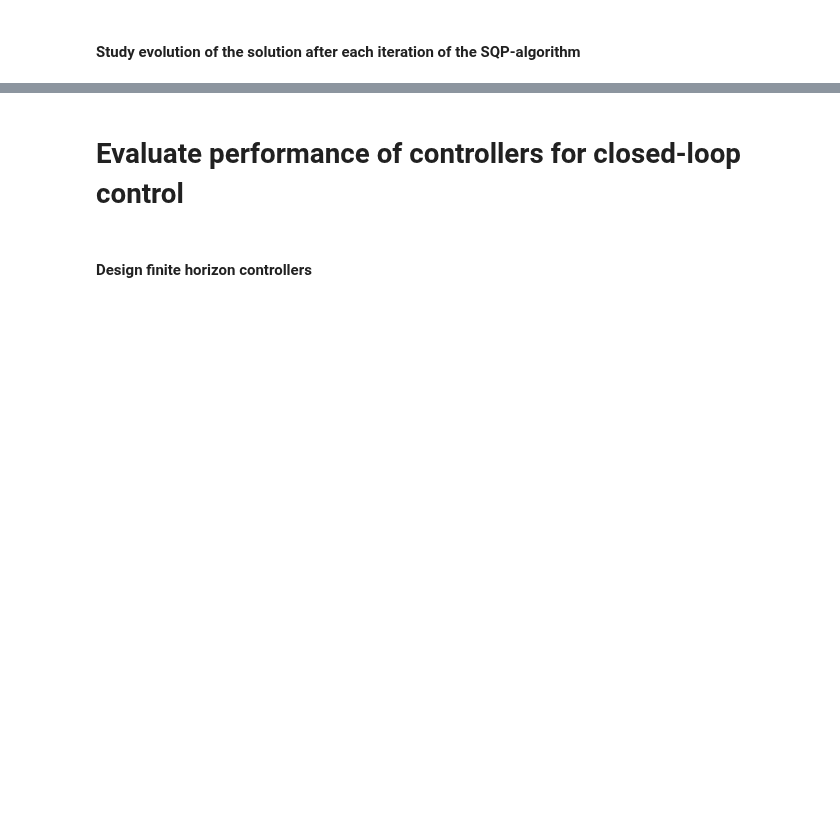
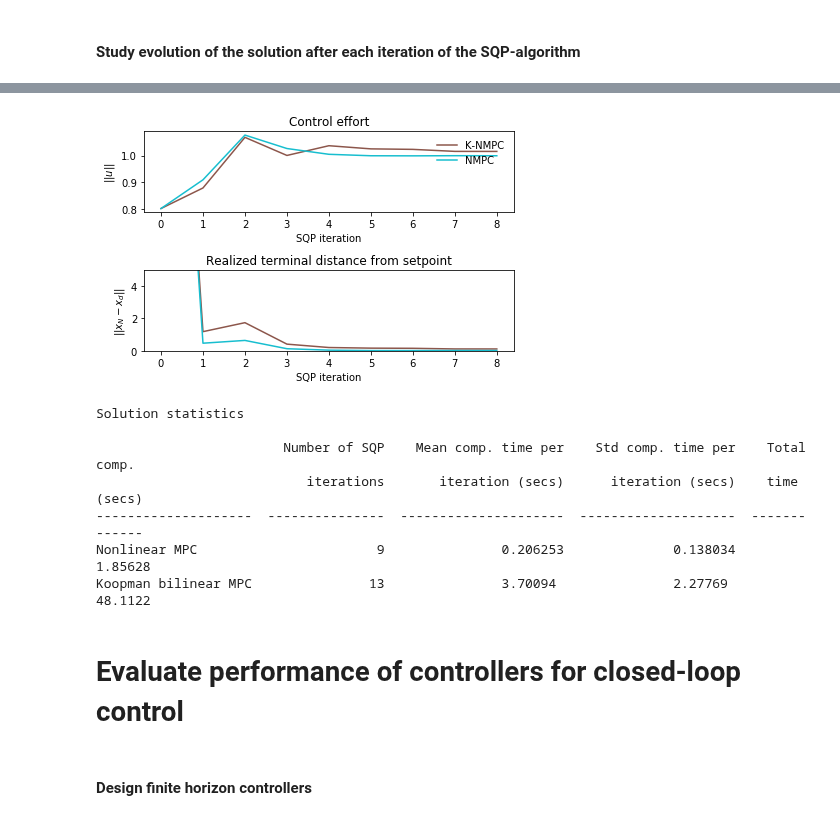
Before and after one commit to Cafolkes/koopman_learning_and_control, a Jupyter notebook: planar_quadrotor_learning_mpc.ipynb, the cells around one changed output, grey strips where cells are left out. Cells and saved outputs as stored; diff of their text form; code cells hidden in the pictures; blank space fills up the shorter version.

```diff
--- a/planar_quadrotor_learning_mpc.ipynb
+++ b/planar_quadrotor_learning_mpc.ipynb
@@ -477,16 +485,12 @@ max_iter = 50
 
 controller_dmd.eval(x0_cl, 0)
 xr_dmd = controller_dmd.parse_result()
-ur_dmd = controller_dmd.get_control_prediction() + ctrl_offset.reshape(-1,1)
+ur_dmd = controller_dmd.get_control_prediction() + hover_thrust
 
 controller_edmd.eval(x0_cl, 0)
 xr_edmd = sys_edmd.C@controller_edmd.parse_result()
-ur_edmd = controller_edmd.get_control_prediction() + ctrl_offset.reshape(-1,1)
+ur_edmd = controller_edmd.get_control_prediction() + hover_thrust
 
 controller_bedmd.solve_to_convergence(z0_cl, 0., z_init, u_init, max_iter=max_iter)
 xr_bedmd = sys_bedmd.C@controller_bedmd.get_state_prediction().T
-ur_bedmd = controller_bedmd.get_control_prediction().T + ctrl_offset.reshape(-1,1)
-
-controller_nmpc.solve_to_convergence(x0_cl, 0., x_init, u_init + ctrl_offset.reshape(1,-1), max_iter=max_iter)
-xr_nmpc = controller_nmpc.get_state_prediction().T
-ur_nmpc = controller_nmpc.get_control_prediction().T
+ur_bedmd = controller_bedmd.get_control_prediction().T + hover_thrust
@@ -671,3 +641,43 @@ Koopman bilinear MPC               11              0.186079             0.257181
+# %%
+plt.figure(figsize=(6,4))
+#plt.suptitle('Control solution after each iteration of the SQP-algorithm for NMPC and K-NMPC')
+plt.subplot(2,1,1)
+plt.plot(np.arange(n_iter), iter_cost_bedmd[:n_iter]/iter_cost_nmpc[-1], color=colors[2], label='K-NMPC')
+plt.plot(np.arange(n_iter), iter_cost_nmpc[:n_iter]/iter_cost_nmpc[-1], color=colors[3], label='NMPC')
+plt.title('Control effort')
+plt.ylabel('$||u||$')
+plt.legend(loc='upper right', frameon=False)
+plt.xlabel('SQP iteration')
+
+plt.subplot(2,1,2)
+plt.plot(np.arange(n_iter), iter_norm_dist_bedmd[:n_iter], color=colors[2], label=labels[2])
+plt.plot(np.arange(n_iter), iter_norm_dist_nmpc[:n_iter], color=colors[3], label=labels[3])
+plt.ylim(0,5)
+plt.title('Realized terminal distance from setpoint')
+plt.ylabel('$||x_N - x_d||$')
+plt.xlabel('SQP iteration')
+
+if save_figures:
+    matplotlib.rcParams['pdf.fonttype'] = 42
+    matplotlib.rcParams['ps.fonttype'] = 42
+    plt.tight_layout()
+    plt.savefig(dropbox_folder + 'planar_quad_sqp_iterations.pdf', format='pdf', dpi=2400)
+
+plt.show()
+
+print('Solution statistics\n')
+print(tabulate([['Nonlinear MPC', len(controller_nmpc.x_iter), np.mean(controller_nmpc.comp_time), np.std(controller_nmpc.comp_time), sum(controller_nmpc.comp_time)],
+                ['Koopman bilinear MPC', len(controller_bedmd.x_iter), np.mean(controller_bedmd.comp_time), np.std(controller_bedmd.comp_time), sum(controller_bedmd.comp_time)]],
+               headers=['Number of SQP\niterations','Mean comp. time per\niteration (secs)', 'Std comp. time per\niteration (secs)', 'Total comp.\ntime (secs)']))
+# %% [output]
+[figure, added]
+Solution statistics
+
+                        Number of SQP    Mean comp. time per    Std comp. time per    Total comp.
+                           iterations       iteration (secs)      iteration (secs)    time (secs)
+--------------------  ---------------  ---------------------  --------------------  -------------
+Nonlinear MPC                       9               0.206253              0.138034        1.85628
+Koopman bilinear MPC               13               3.70094               2.27769        48.1122
 # %% [markdown]
 # Evaluate performance of controllers for closed-loop control
 # %% [markdown]
```
Also changed, not shown: parts of 18 cells of this notebook, 3 other files.
